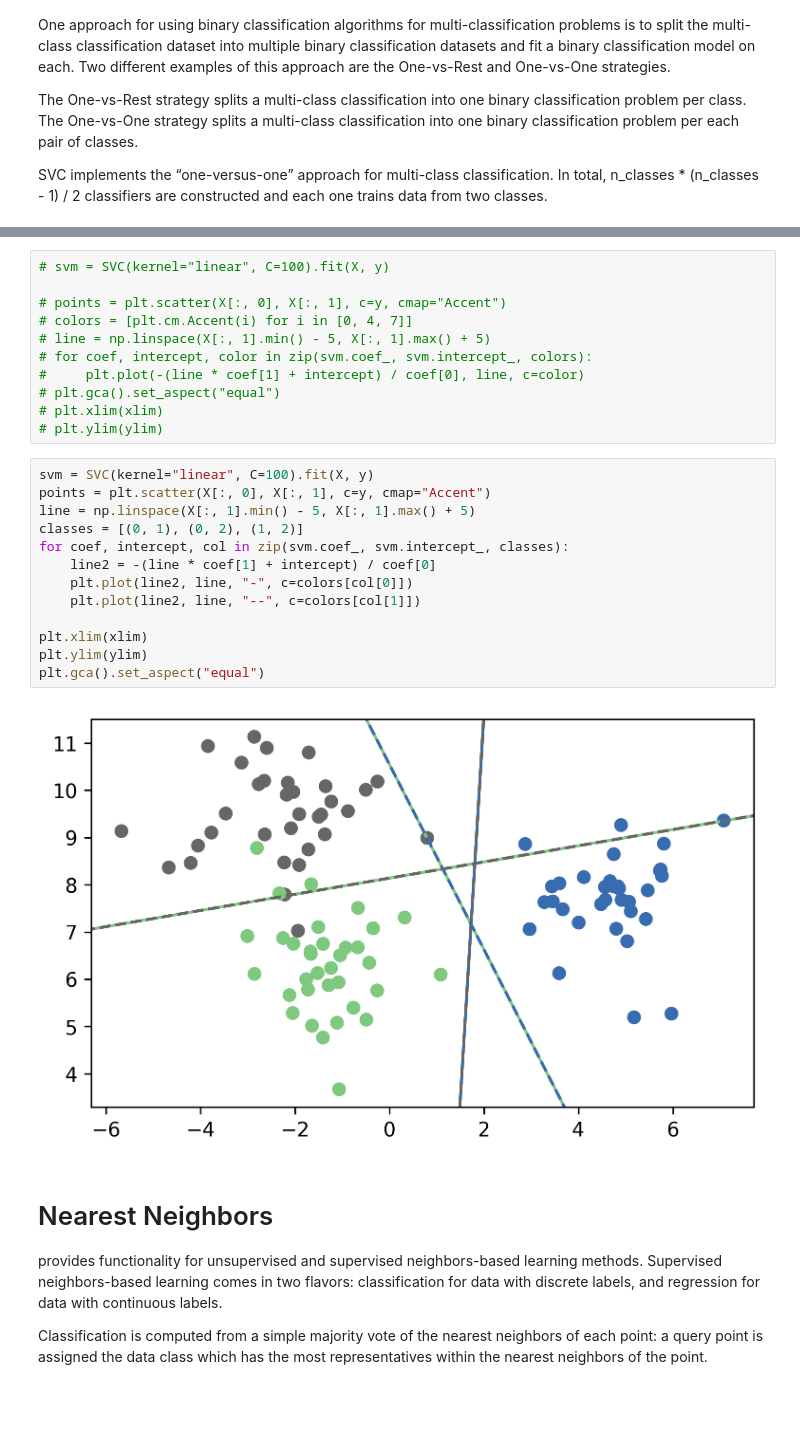
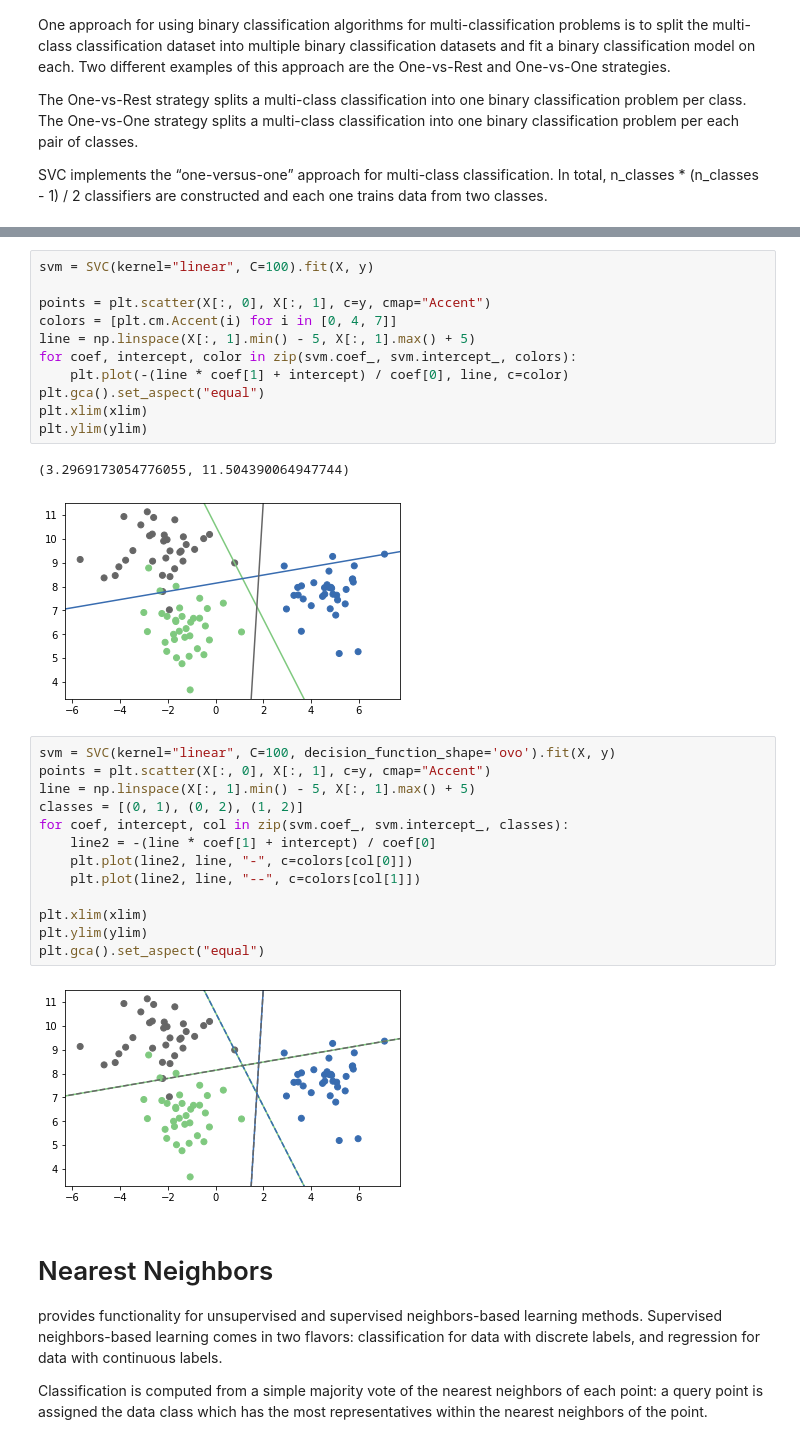
Before and after one commit to Amirosimani/Machine_Learning_Pratt, a Jupyter notebook: labs/lab_04.ipynb, the cells around one changed output, grey strips where cells are left out. Cells and saved outputs as stored; diff of their text form; blank space fills up the shorter version.

```diff
--- a/labs/lab_04.ipynb
+++ b/labs/lab_04.ipynb
@@ -82,29 +86,32 @@ ylim = ax.get_ylim()
 # %%
-# svm = SVC(kernel="linear", C=100).fit(X, y)
+svm = SVC(kernel="linear", C=100).fit(X, y)
 
-# points = plt.scatter(X[:, 0], X[:, 1], c=y, cmap="Accent")
-# colors = [plt.cm.Accent(i) for i in [0, 4, 7]]
-# line = np.linspace(X[:, 1].min() - 5, X[:, 1].max() + 5)
-# for coef, intercept, color in zip(svm.coef_, svm.intercept_, colors):
-#     plt.plot(-(line * coef[1] + intercept) / coef[0], line, c=color)
-# plt.gca().set_aspect("equal")
-# plt.xlim(xlim)
-# plt.ylim(ylim)
+points = plt.scatter(X[:, 0], X[:, 1], c=y, cmap="Accent")
+colors = [plt.cm.Accent(i) for i in [0, 4, 7]]
+line = np.linspace(X[:, 1].min() - 5, X[:, 1].max() + 5)
+for coef, intercept, color in zip(svm.coef_, svm.intercept_, colors):
+    plt.plot(-(line * coef[1] + intercept) / coef[0], line, c=color)
+plt.gca().set_aspect("equal")
+plt.xlim(xlim)
+plt.ylim(ylim)
+# %% [output]
+(3.2969173054776055, 11.504390064947744)
+[figure, added]
 # %%
-svm = SVC(kernel="linear", C=100).fit(X, y)
+svm = SVC(kernel="linear", C=100, decision_function_shape='ovo').fit(X, y)
 points = plt.scatter(X[:, 0], X[:, 1], c=y, cmap="Accent")
 line = np.linspace(X[:, 1].min() - 5, X[:, 1].max() + 5)
 classes = [(0, 1), (0, 2), (1, 2)]
 for coef, intercept, col in zip(svm.coef_, svm.intercept_, classes):
     line2 = -(line * coef[1] + intercept) / coef[0]
     plt.plot(line2, line, "-", c=colors[col[0]])
     plt.plot(line2, line, "--", c=colors[col[1]])
 
 plt.xlim(xlim)
 plt.ylim(ylim)
 plt.gca().set_aspect("equal")
 # %% [output]
-[figure, old version]
+[figure, new version]
 # %% [markdown]
 # Nearest Neighbors
 
```
Also changed, not shown: parts of 23 cells of this notebook, 1 other file.
